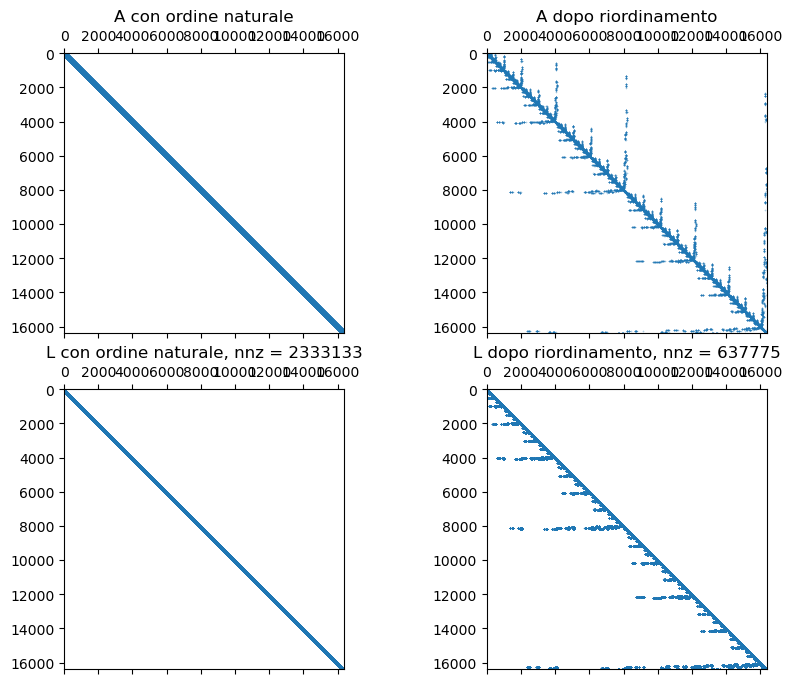
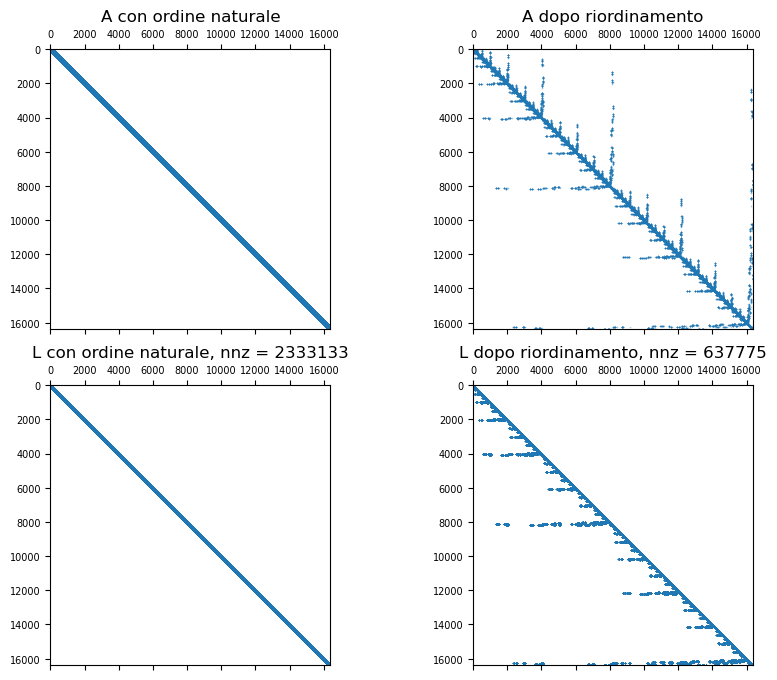
The change to this notebook cell's code, shown as a diff; its figure went from the first image to the second:
--- before
+++ after
@@ -11,8 +11,12 @@
 plt.spy(A1, markersize = 0.1)
 plt.title("A con ordine naturale")
+plt.xticks(fontsize=7)
+plt.yticks(fontsize=7)
 
 plt.subplot(2,2,2)
 plt.spy(A2, markersize = 0.1)
 plt.title("A dopo riordinamento")
+plt.xticks(fontsize=7)
+plt.yticks(fontsize=7)
 
 plt.subplot(2,2,3)
@@ -20,4 +24,6 @@
 n1 = L1.nnz
 plt.title(f"L con ordine naturale, nnz = {n1}")
+plt.xticks(fontsize=7)
+plt.yticks(fontsize=7)
 
 plt.subplot(2,2,4)
@@ -25,3 +31,5 @@
 n2 = L2.nnz
 plt.title(f"L dopo riordinamento, nnz = {n2}")
+plt.xticks(fontsize=7)
+plt.yticks(fontsize=7)
 plt.show()

Commit: Modifiche minori a codici e doc